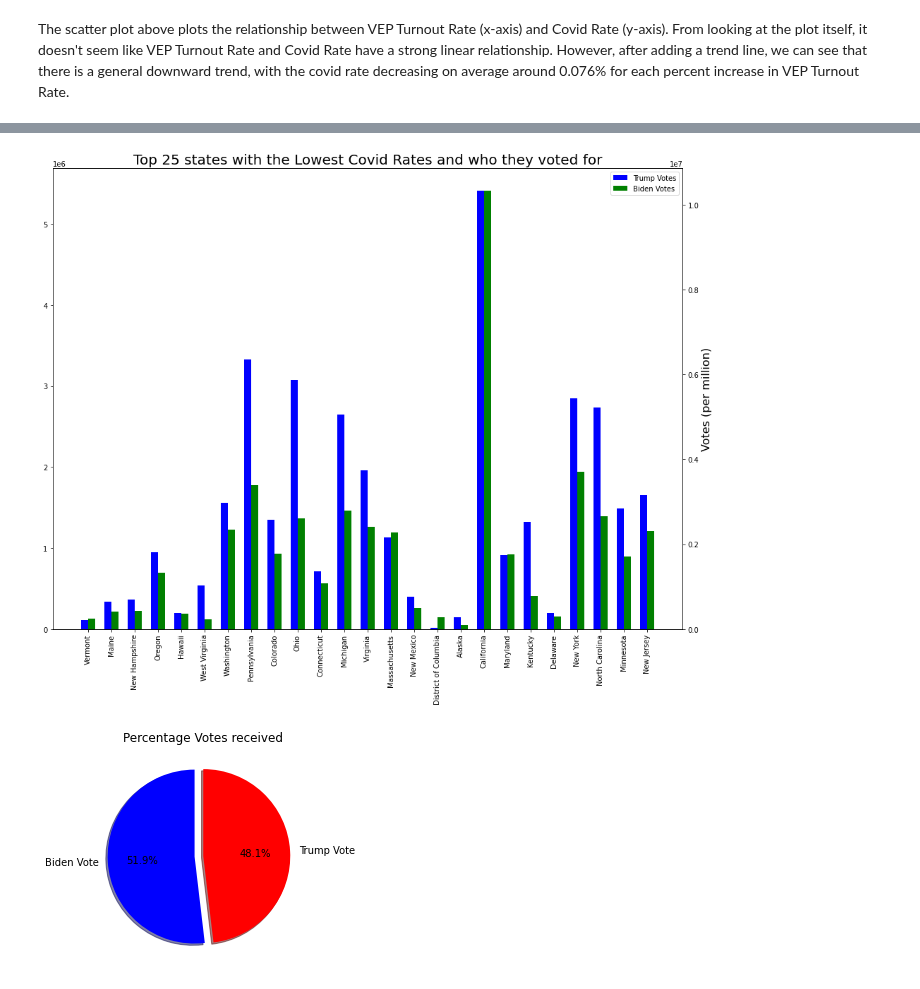
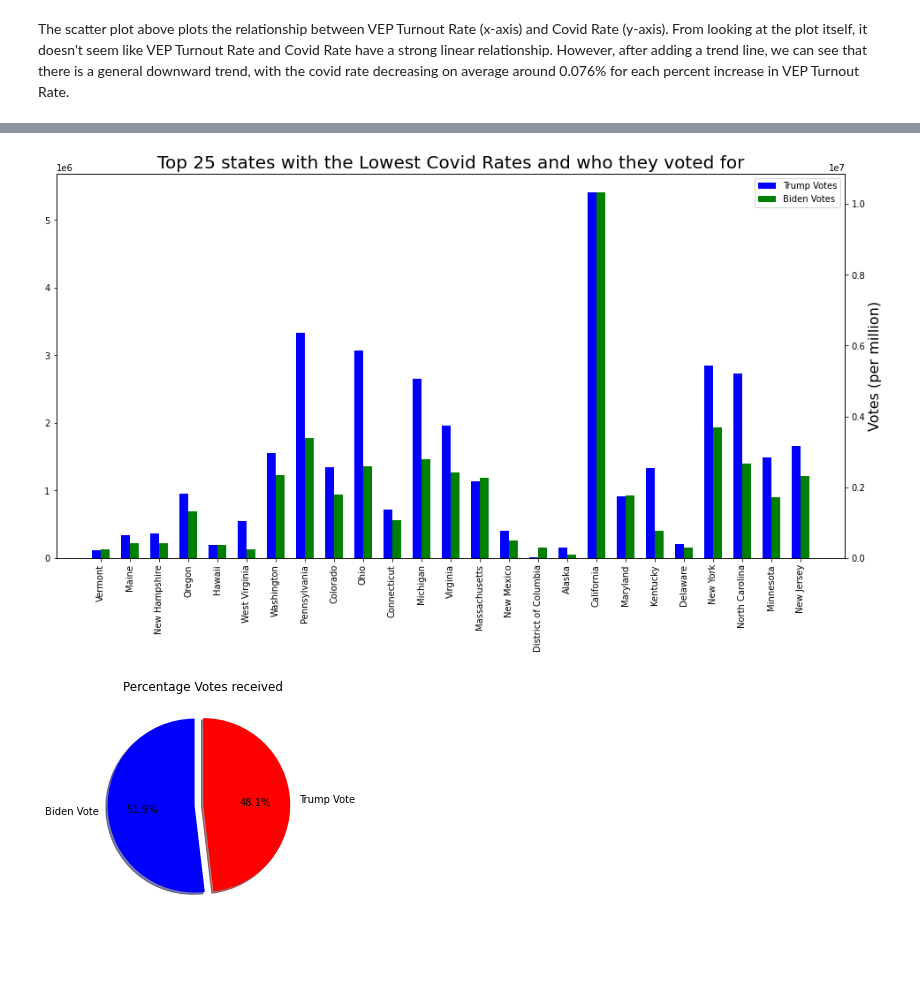
Before and after one commit to Nnaga1/COVID19-and-the-2020-election, a Jupyter notebook: final_tut.ipynb, the cells around one changed output, grey strips where cells are left out. Cells and saved outputs as stored; diff of their text form; code cells hidden in the pictures; blank space fills up the shorter version.

```diff
--- a/final_tut.ipynb
+++ b/final_tut.ipynb
@@ -228,23 +228,23 @@ plt.show()
 # %%
 bottom25 = final_data.nsmallest(25, 'Covid Cases to Population Ratio')
-plt.figure(figsize=(16,12))
+plt.figure(figsize=(16,8))
 x = np.arange(25)
 ax1 = plt.subplot(1,1,1)
 w = 0.3
 
 plt.xticks(x + w/2, bottom25['State'], rotation = 'vertical')
 popper = ax1.bar(x, bottom25['Trump Votes'], width = w, color ='b',align = 'center', log = False )
 
 ax2 = ax1.twinx()
 popper2 = ax2.bar(x +w,bottom25['Biden Votes'],width = w,color='g',align = 'center', log = False)
 
 plt.ylabel('Votes (per million)', fontsize = 16)
 plt.xlabel('States', fontsize = 16)
 plt.legend([popper,popper2],['Trump Votes','Biden Votes'])
 plt.title('Top 25 states with the Lowest Covid Rates and who they voted for', fontsize=20)
 plt.show()
 # %% [output]
-[figure, old version]
+[figure, new version]
 # %%
 #result
 biden_total = final_data['Biden Votes'].sum()
```
Also changed, not shown: parts of 1 cell of this notebook, 1 other file.
